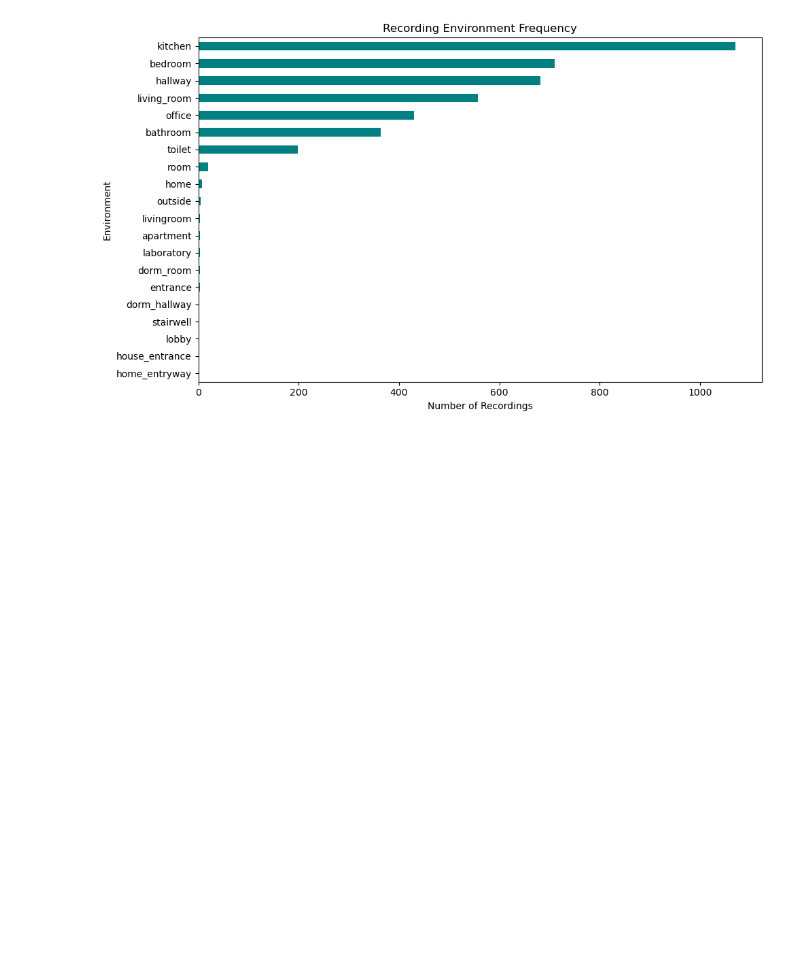
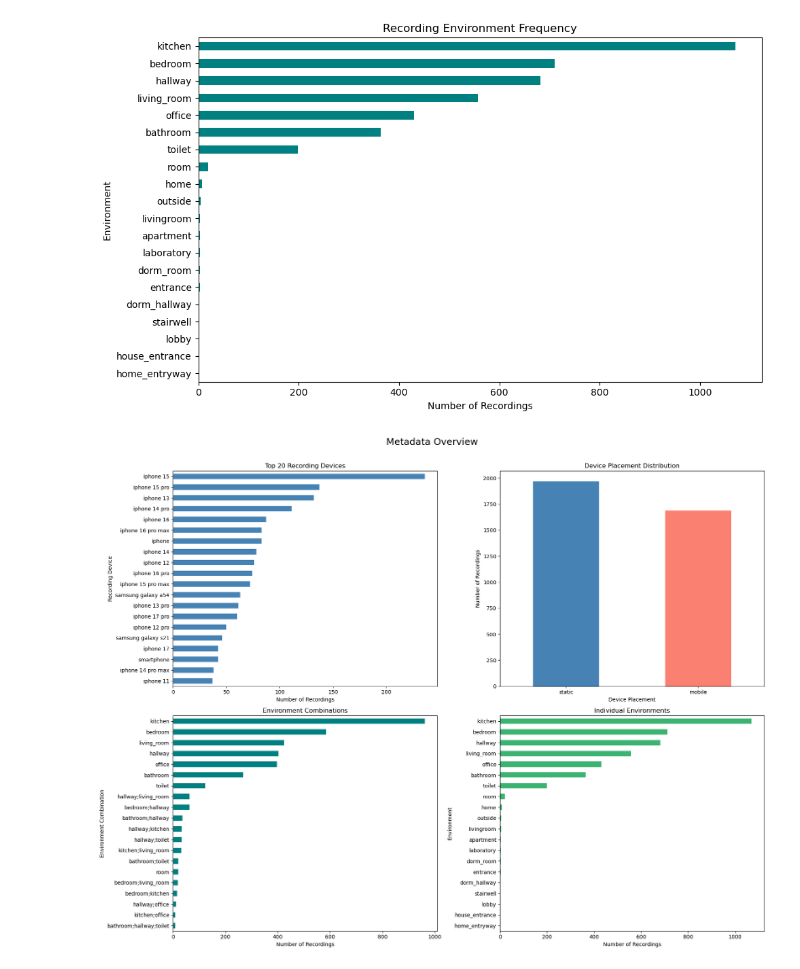
Before and after one commit to Carapet07/MLPC2026, a Jupyter notebook: notebooks/roma_metadata_distribution.ipynb, the cells around one changed output. Cells and saved outputs as stored; diff of their text form; code cells hidden in the pictures; blank space fills up the shorter version.

```diff
--- a/notebooks/roma_notebook.ipynb
+++ b/notebooks/roma_metadata_distribution.ipynb
@@ -320,3 +321,48 @@ plt.tight_layout()
 plt.show()
 # %% [output]
 [figure]
+# %%
+import matplotlib.pyplot as plt
+
+top_n = 20
+
+fig, axes = plt.subplots(2, 2, figsize=(18, 14))
+fig.suptitle("Metadata Overview", fontsize=18)
+
+# 1. Recording devices
+device_counts.head(top_n).sort_values().plot(
+    kind="barh", ax=axes[0, 0], color="steelblue"
+)
+axes[0, 0].set_title(f"Top {top_n} Recording Devices")
+axes[0, 0].set_xlabel("Number of Recordings")
+axes[0, 0].set_ylabel("Recording Device")
+
+# 2. Device placement
+placement_counts.plot(
+    kind="bar", ax=axes[0, 1], color=["steelblue", "salmon"]
+)
+axes[0, 1].set_title("Device Placement Distribution")
+axes[0, 1].set_xlabel("Device Placement")
+axes[0, 1].set_ylabel("Number of Recordings")
+axes[0, 1].tick_params(axis="x", rotation=0)
+
+# 3. Environment combinations
+combo_counts.head(top_n).sort_values().plot(
+    kind="barh", ax=axes[1, 0], color="teal"
+)
+axes[1, 0].set_title("Environment Combinations")
+axes[1, 0].set_xlabel("Number of Recordings")
+axes[1, 0].set_ylabel("Environment Combination")
+
+# 4. Individual environments
+env_counts.head(top_n).sort_values().plot(
+    kind="barh", ax=axes[1, 1], color="mediumseagreen"
+)
+axes[1, 1].set_title("Individual Environments")
+axes[1, 1].set_xlabel("Number of Recordings")
+axes[1, 1].set_ylabel("Environment")
+
+plt.tight_layout(rect=[0, 0, 1, 0.97])
+plt.show()
+# %% [output]
+[figure, added]
```
Also changed, not shown: parts of 1 cell of this notebook, 1 other file.
